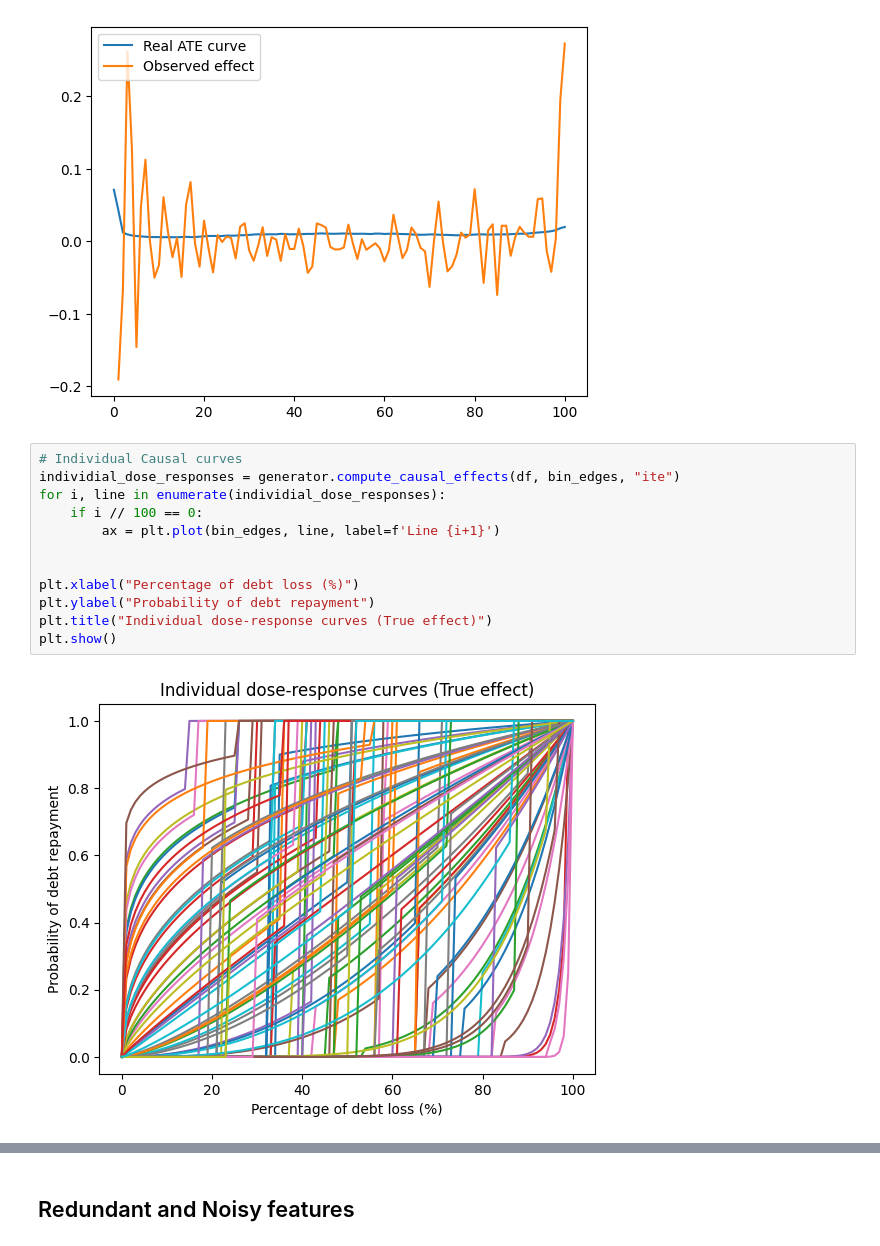
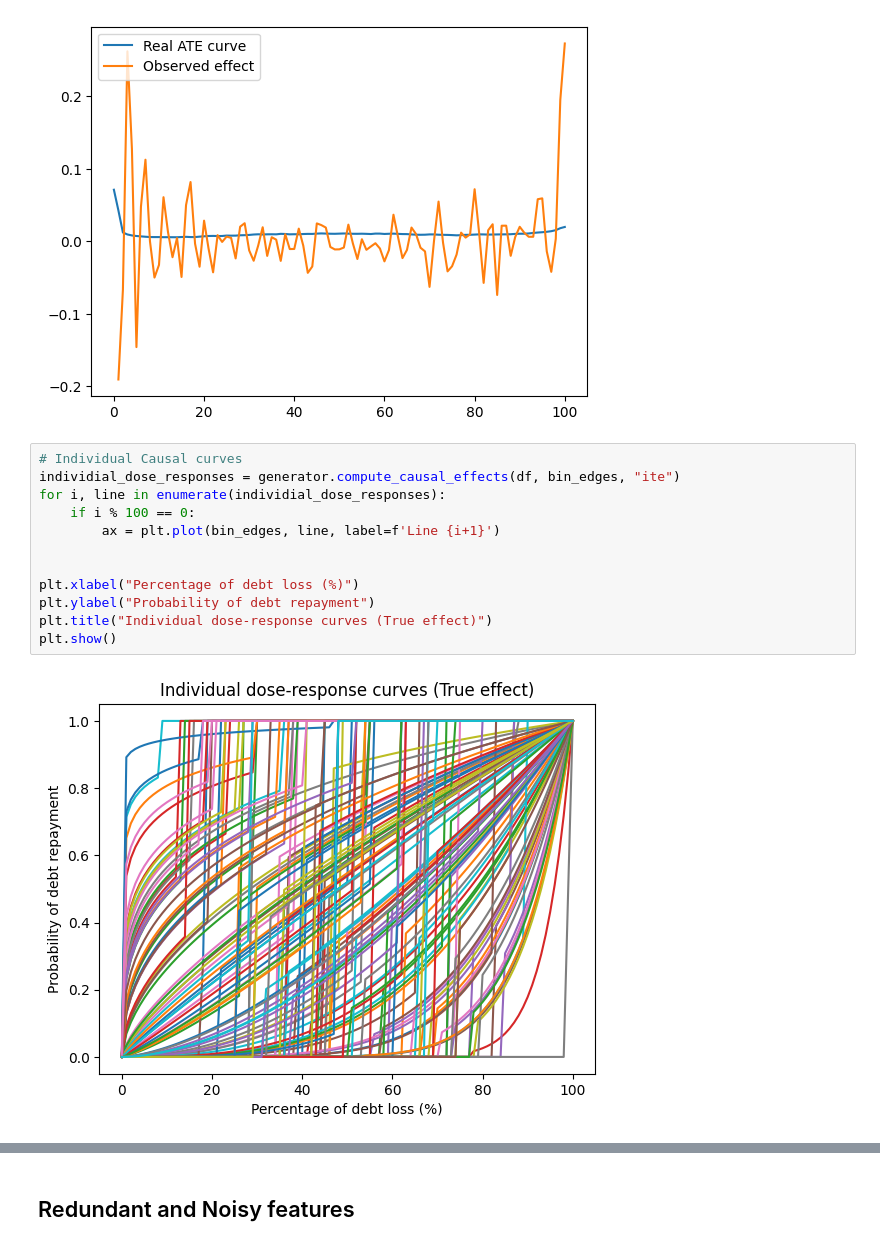
Before and after one commit to javiermoralh/causal-pipeline, a Jupyter notebook: 01_data_generation.ipynb, the cells around one changed output, grey strips where cells are left out. Saved outputs shown, nothing was run; the diff lists cells and outputs as text.

```diff
--- a/01_data_generation.ipynb
+++ b/01_data_generation.ipynb
@@ -133,16 +133,16 @@ plt.show()
 # %%
 # Individual Causal curves
 individial_dose_responses = generator.compute_causal_effects(df, bin_edges, "ite")
 for i, line in enumerate(individial_dose_responses):
-    if i // 100 == 0:
+    if i % 100 == 0:
         ax = plt.plot(bin_edges, line, label=f'Line {i+1}')
 
 
 plt.xlabel("Percentage of debt loss (%)")
 plt.ylabel("Probability of debt repayment")
 plt.title("Individual dose-response curves (True effect)")
 plt.show()
 # %% [output]
-[figure, old version]
+[figure, new version]
 # %%
 for i, line in enumerate(individial_dose_responses):
```
Also changed, not shown: parts of 1 cell of this notebook, 21 other files.
